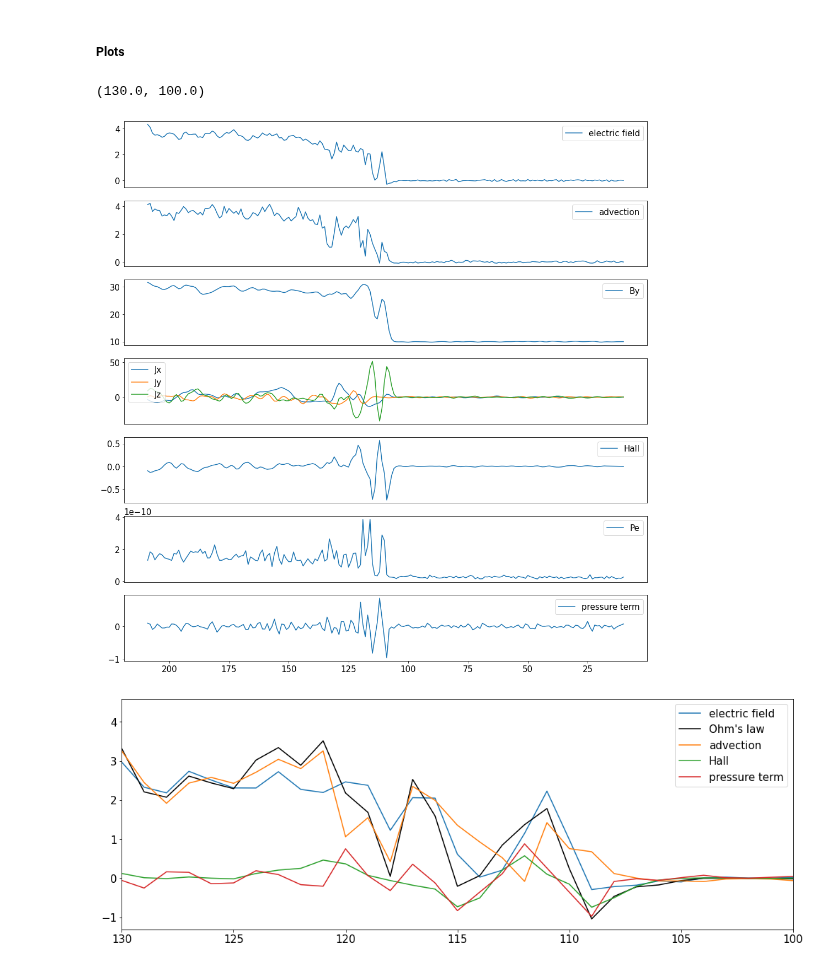
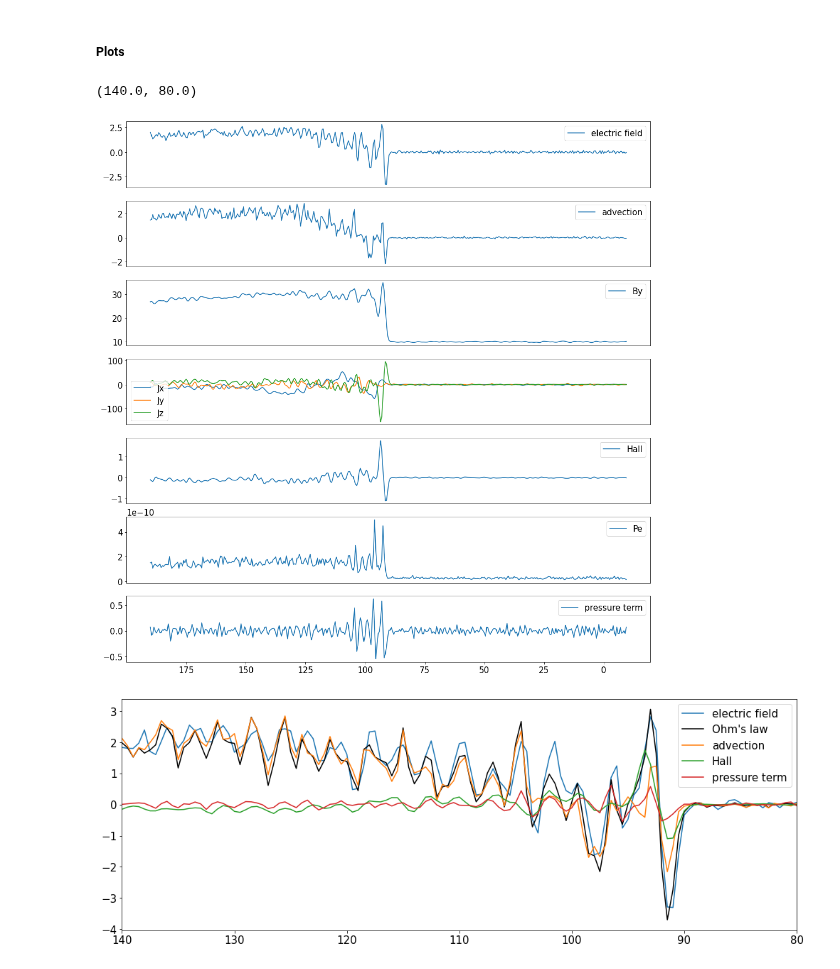
Before and after one commit to cmoissar/Jupyter-Notebooks, a Jupyter notebook: workpad.ipynb, the cells around one changed output. Drawn from its saved outputs; the diff is of its cells as text; code cells hidden in the pictures.

```diff
--- a/workpad.ipynb
+++ b/workpad.ipynb
@@ -141,9 +143,9 @@ rm: cannot remove '/tmp/systemd-private-fcd0cdaee31e4c55bf6958bc2a398614-systemd
 # https://stackoverflow.com/questions/60563936/memoryerror-unable-to-allocate-3-78-gib-for-an-array-with-shape-802-842-1502
 Magw = MD.import_data_3D(filepath, date, time, 'Magw')
 
-x = np.array(np.around(Magw['x']))
-y = np.array(np.around(Magw['y']))
-z = np.array(np.around(Magw['z']))
+x = Magw['x'].data
+y = Magw['y'].data
+z = Magw['z'].data
 
 cwp = Magw['c_omegapi']
 gstep = Magw['gstep']
@@ -222,6 +224,18 @@ Reading Ex...
 Reading Ey...
 Reading Ez...
 Close file and return...
+# %%
+file_Jx = path.join(mkdtemp(), 'Jx.dat')
+Jx = np.memmap(file_Jx, dtype='float32', mode='w+', shape=(nx,ny,nz))
+Jx[:] = MD.Jx(B)
+file_Jy = path.join(mkdtemp(), 'Jy.dat')
+Jy = np.memmap(file_Jy, dtype='float32', mode='w+', shape=(nx,ny,nz))
+Jy[:] = MD.Jy(B)
+file_Jz = path.join(mkdtemp(), 'Jz.dat')
+Jz = np.memmap(file_Jz, dtype='float32', mode='w+', shape=(nx,ny,nz))
+Jz[:] = MD.Jz(B)
+
+J = [Jx, Jy, Jz]
 # %% [markdown]
 ## Physics constants & Normalisation
 # %%
@@ -327,13 +341,13 @@ def smooth(A):
 # %% [markdown]
 ##### Move to the Hoffmann-Teller frame
 # %%
-shock_position = 110 #Ugly hard code
+shock_position = 90.5 #Ugly hard code
 i_shock_position = np.where(x==shock_position)[0][0]
 
 upstream_slice   = slice(i_shock_position-80,i_shock_position-30)
 downstream_slice = slice(i_shock_position+30,i_shock_position+80)
 # %%
-x_slice = slice(i_shock_position-100,i_shock_position+100)
+x_slice = slice(i_shock_position-200,i_shock_position+200)
 y_slice = slice(ny0-1, ny0+1)
 z_slice = slice(nz0-1, nz0+1)
 
@@ -556,37 +572,37 @@ plt.plot(x[x_slice], np.mean(MD.Jy(B, slices), axis=(1,2)), label='Jy')
 plt.plot(x[x_slice], np.mean(MD.Jz(B, slices), axis=(1,2)), label='Jz')
 plt.legend()
 axe.get_xaxis().set_visible(False)
 
 axe = plt.subplot(gs[4], sharex=axe)
 plt.plot(x[x_slice], e*Hall, label='Hall')
 plt.legend()
 axe.get_xaxis().set_visible(False)
 
 axe = plt.subplot(gs[5], sharex=axe)
 plt.plot(x[x_slice], Pe[x_slice, ny0, nz0], label='Pe')
 plt.legend()
 axe.get_xaxis().set_visible(False)
 
 axe = plt.subplot(gs[6], sharex=axe)
 plt.plot(x[x_slice], e*pressure, label='pressure term')
 plt.legend()
 
 plt.gca().invert_xaxis()
 
 rcParams["figure.figsize"] = [17, 6]
 plt.figure()
 plt.plot(x[x_slice], E[i][x_slice, ny0, nz0], label='electric field')
 plt.plot(x[x_slice], e*Ohm, label="Ohm's law", color="black")
 plt.plot(x[x_slice], e*advection, label='advection')
 plt.plot(x[x_slice], e*Hall, label='Hall')
 plt.plot(x[x_slice], e*pressure, label='pressure term')
 plt.legend(loc='upper right')
 
-plt.xlim([130,100])
+plt.xlim([140,80])
 # %% [output]
-(130.0, 100.0)
+(140.0, 80.0)
-[figure, old version]
+[figure, new version]
-[figure, old version]
+[figure, new version]
 # %%
 rcParams["figure.figsize"] = [17, 6]
 plt.figure()
```
Also changed, not shown: parts of 26 cells of this notebook, 1 other file.
